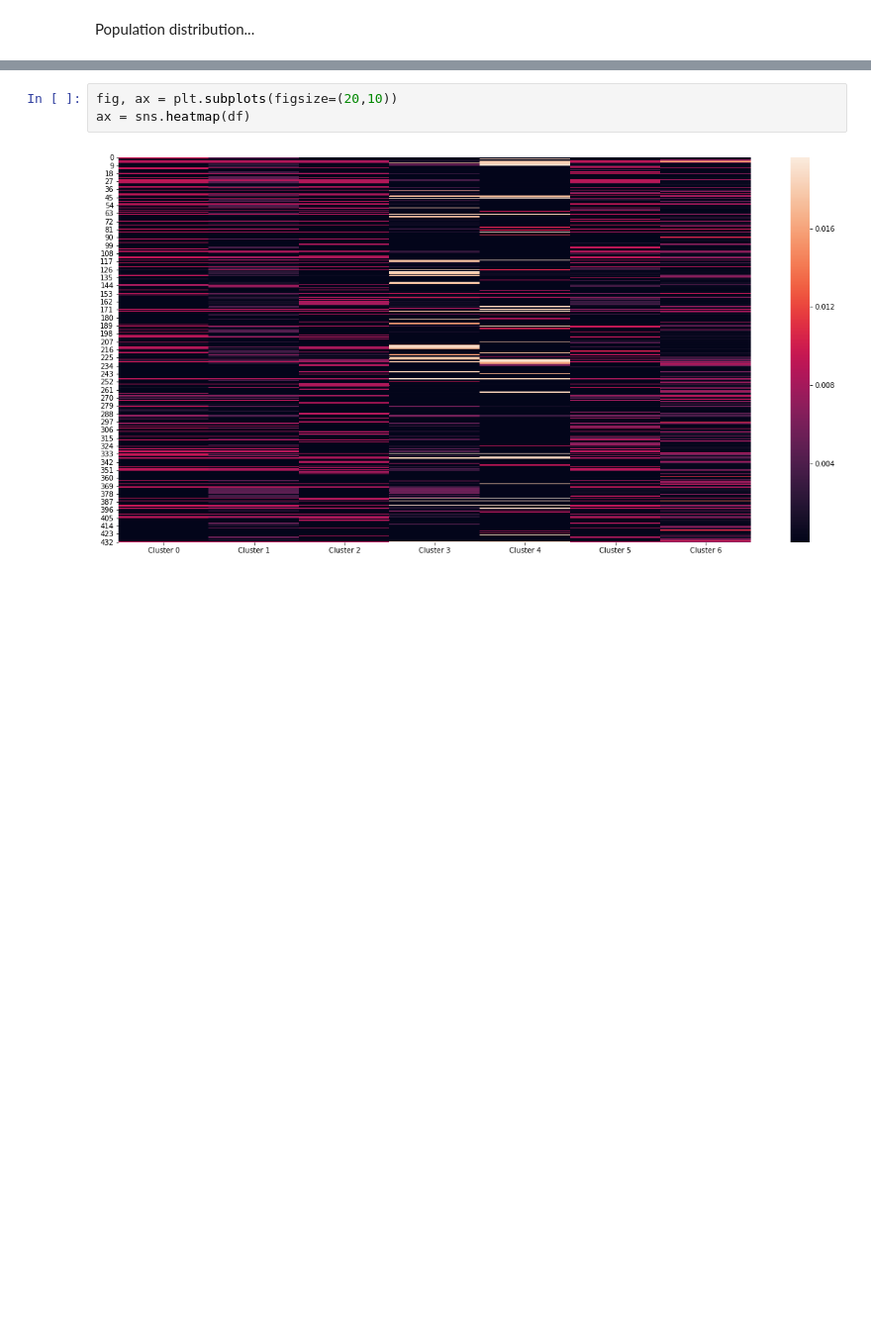
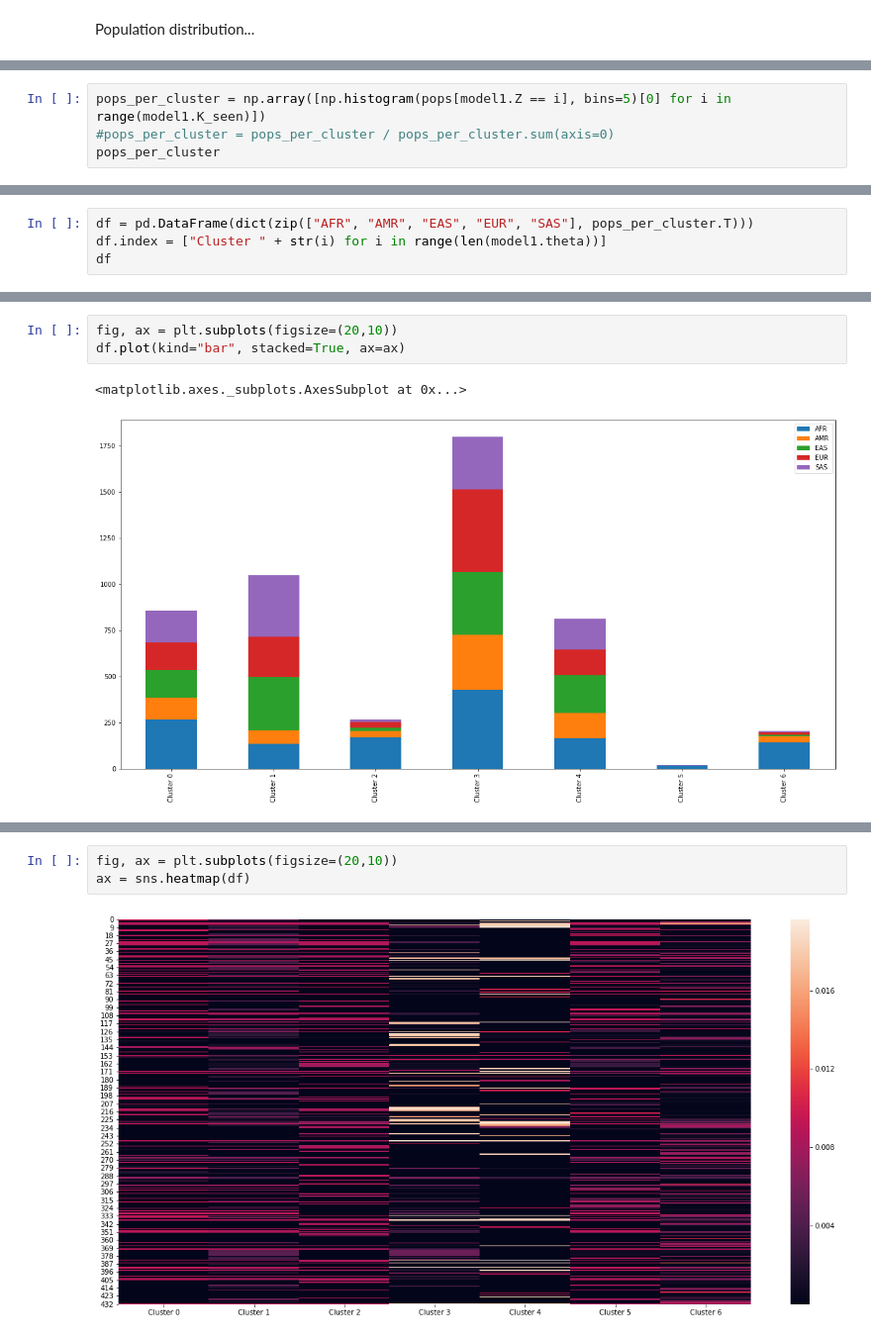
Before and after one commit to manuelgloeckler/sequence_bioinfo, a Jupyter notebook: project/HLA.ipynb, the cells around one changed output, grey strips where cells are left out. Shown at 99% size. Drawn from its saved outputs; the diff is of its cells as text; blank space fills up the shorter version.

Commit message:
Cluster pop dist

```diff
--- a/project/HLA.ipynb
+++ b/project/HLA.ipynb
@@ -166,0 +172,4 @@ ax.legend(range(int(max(model1.Z))))
+# %%
+pops_per_cluster = np.array([np.histogram(pops[model1.Z == i], bins=5)[0] for i in range(model1.K_seen)])
+#pops_per_cluster = pops_per_cluster / pops_per_cluster.sum(axis=0)
+pops_per_cluster
@@ -166,0 +184,4 @@ ax.legend(range(int(max(model1.Z))))
+# %%
+df = pd.DataFrame(dict(zip(["AFR", "AMR", "EAS", "EUR", "SAS"], pops_per_cluster.T)))
+df.index = ["Cluster " + str(i) for i in range(len(model1.theta))]
+df
@@ -167 +197,7 @@ ax.legend(range(int(max(model1.Z))))
+# %%
+fig, ax = plt.subplots(figsize=(20,10))
+df.plot(kind="bar", stacked=True, ax=ax)
+# %% [output]
+<matplotlib.axes._subplots.AxesSubplot at 0x...>
+[figure, added]
 # %%
```
Also changed, not shown: parts of 8 cells of this notebook, 2 other files.
